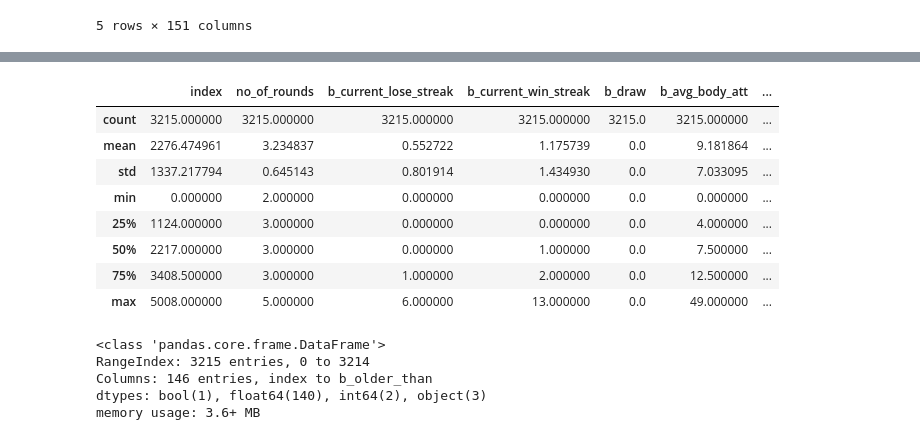
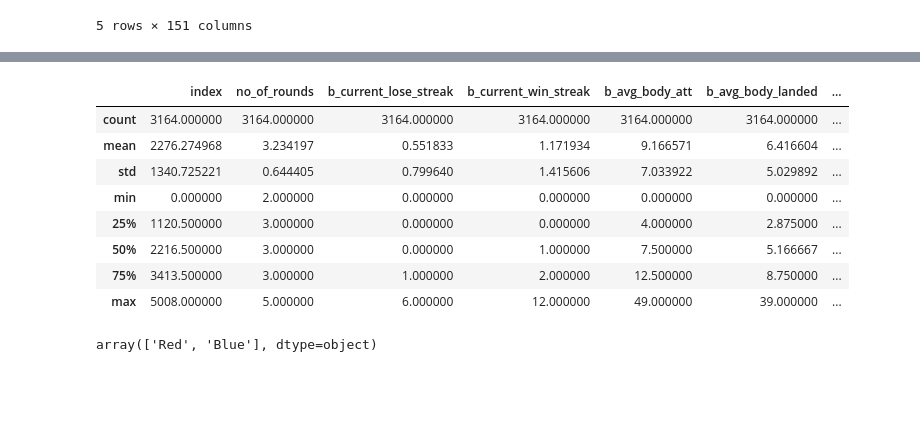
Before and after one commit to garygku/Capstone2, a Jupyter notebook: capstone2/cap2.ipynb, the cells around one changed output, grey strips where cells are left out. Drawn from its saved outputs; the diff is of its cells as text; code cells hidden in the pictures; blank space fills up the shorter version.

```diff
--- a/capstone2/cap2.ipynb
+++ b/capstone2/cap2.ipynb
@@ -75,25 +90,21 @@ fightswithnul[:100]
 # %%
-fd = fightdata.drop(['r_fighter', 'b_fighter', 'referee', 'date', 'location'], axis = 1)
+fd = fightdata.drop(['r_fighter', 'b_fighter', 'referee', 'date', 'location', 'b_draw', 'r_draw'], axis = 1)
 fd = fd.dropna()
+fd = fd[fd.columns.drop(list(fd.filter(regex='win_by')))]
+fd = fd[fd['winner'] != 'Draw']
 fd = fd.reset_index()
 fd.describe()
 # %% [output]
-|  | index | no_of_rounds | b_current_lose_streak | b_current_win_streak | b_draw | b_avg_body_att | ... |
-| count | 3215.000000 | 3215.000000 | 3215.000000 | 3215.000000 | 3215.0 | 3215.000000 | ... |
-| mean | 2276.474961 | 3.234837 | 0.552722 | 1.175739 | 0.0 | 9.181864 | ... |
-| std | 1337.217794 | 0.645143 | 0.801914 | 1.434930 | 0.0 | 7.033095 | ... |
-| min | 0.000000 | 2.000000 | 0.000000 | 0.000000 | 0.0 | 0.000000 | ... |
-| 25% | 1124.000000 | 3.000000 | 0.000000 | 0.000000 | 0.0 | 4.000000 | ... |
-| 50% | 2217.000000 | 3.000000 | 0.000000 | 1.000000 | 0.0 | 7.500000 | ... |
-| 75% | 3408.500000 | 3.000000 | 1.000000 | 2.000000 | 0.0 | 12.500000 | ... |
-| max | 5008.000000 | 5.000000 | 6.000000 | 13.000000 | 0.0 | 49.000000 | ... |
+|  | index | no_of_rounds | b_current_lose_streak | b_current_win_streak | b_avg_body_att | b_avg_body_landed | ... |
+| count | 3164.000000 | 3164.000000 | 3164.000000 | 3164.000000 | 3164.000000 | 3164.000000 | ... |
+| mean | 2276.274968 | 3.234197 | 0.551833 | 1.171934 | 9.166571 | 6.416604 | ... |
+| std | 1340.725221 | 0.644405 | 0.799640 | 1.415606 | 7.033922 | 5.029892 | ... |
+| min | 0.000000 | 2.000000 | 0.000000 | 0.000000 | 0.000000 | 0.000000 | ... |
+| 25% | 1120.500000 | 3.000000 | 0.000000 | 0.000000 | 4.000000 | 2.875000 | ... |
+| 50% | 2216.500000 | 3.000000 | 0.000000 | 1.000000 | 7.500000 | 5.166667 | ... |
+| 75% | 3413.500000 | 3.000000 | 1.000000 | 2.000000 | 12.500000 | 8.750000 | ... |
+| max | 5008.000000 | 5.000000 | 6.000000 | 12.000000 | 49.000000 | 39.000000 | ... |
-# %%
-fdresp = fd['winner']
-fdpred = fd.drop(['winner'], axis = 1)
-fdpred.info()
-# %% [output]
-<class 'pandas.core.frame.DataFrame'>
-RangeIndex: 3215 entries, 0 to 3214
-Columns: 146 entries, index to b_older_than
-dtypes: bool(1), float64(140), int64(2), object(3)
-memory usage: 3.6+ MB
+# %%
+fd['winner'].unique()
+# %% [output]
+array(['Red', 'Blue'], dtype=object)
```
Also changed, not shown: parts of 12 cells of this notebook.
